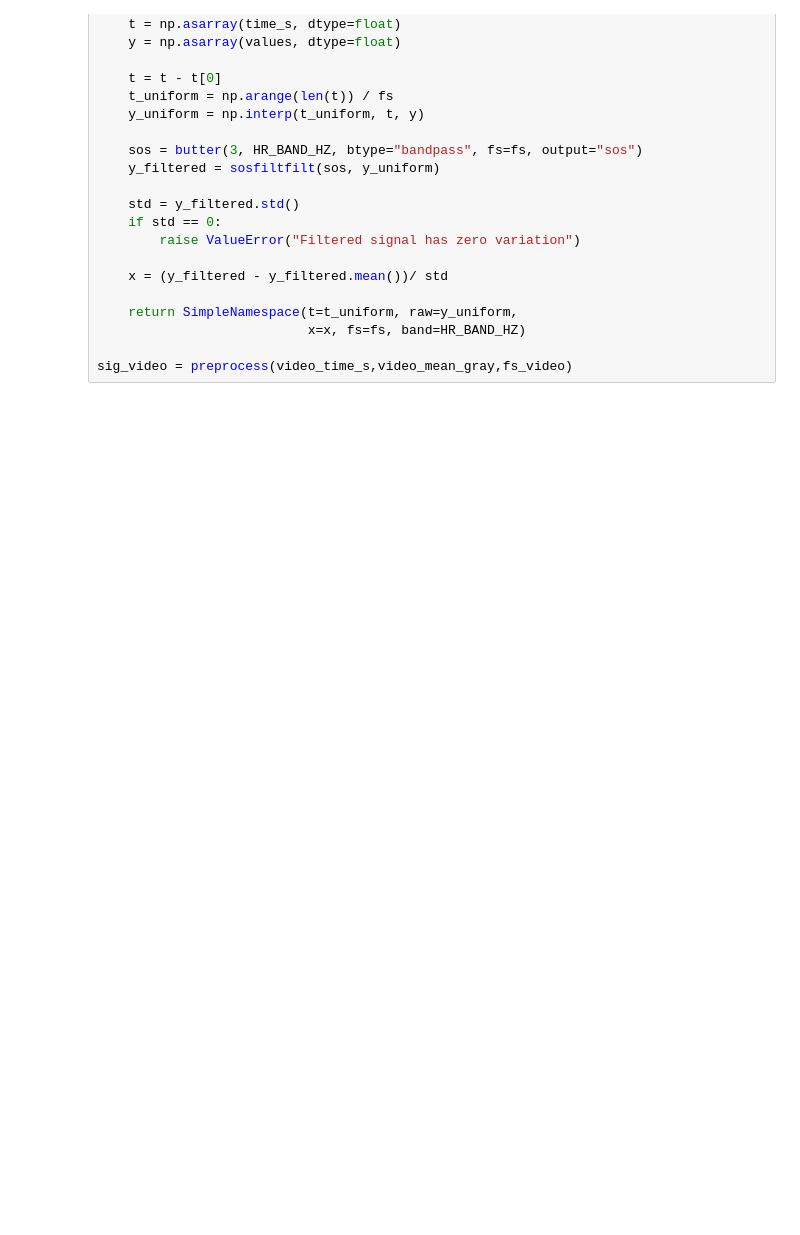
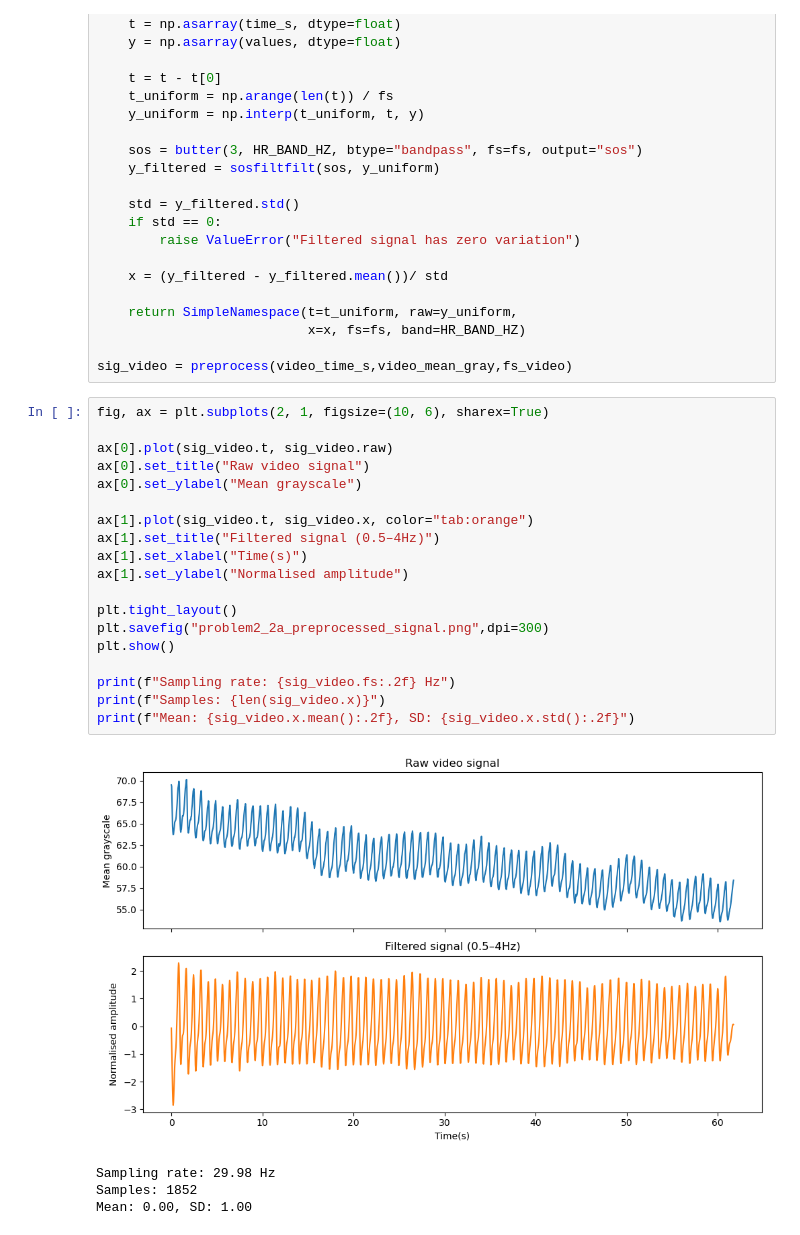
Before and after one commit to Crystal513/MPHY0058-Heart-Rate-Project, a Jupyter notebook: heart_rate analysis.ipynb, the cells around one changed output. Drawn from its saved outputs; the diff is of its cells as text; blank space fills up the shorter version.

Commit message:
Plot raw and filtered grayscale signal over time

```diff
--- a/heart_rate analysis.ipynb
+++ b/heart_rate analysis.ipynb
@@ -186,3 +186,27 @@ def preprocess(time_s, values, fs):
                            x=x, fs=fs, band=HR_BAND_HZ)
 
 sig_video = preprocess(video_time_s,video_mean_gray,fs_video)
+# %%
+fig, ax = plt.subplots(2, 1, figsize=(10, 6), sharex=True)
+
+ax[0].plot(sig_video.t, sig_video.raw)
+ax[0].set_title("Raw video signal")
+ax[0].set_ylabel("Mean grayscale")
+
+ax[1].plot(sig_video.t, sig_video.x, color="tab:orange")
+ax[1].set_title("Filtered signal (0.5–4Hz)")
+ax[1].set_xlabel("Time(s)")
+ax[1].set_ylabel("Normalised amplitude")
+
+plt.tight_layout()
+plt.savefig("problem2_2a_preprocessed_signal.png",dpi=300)
+plt.show()
+
+print(f"Sampling rate: {sig_video.fs:.2f} Hz")
+print(f"Samples: {len(sig_video.x)}")
+print(f"Mean: {sig_video.x.mean():.2f}, SD: {sig_video.x.std():.2f}")
+# %% [output]
+[figure, added]
+Sampling rate: 29.98 Hz
+Samples: 1852
+Mean: 0.00, SD: 1.00
```
Also changed, not shown: 1 other file.
